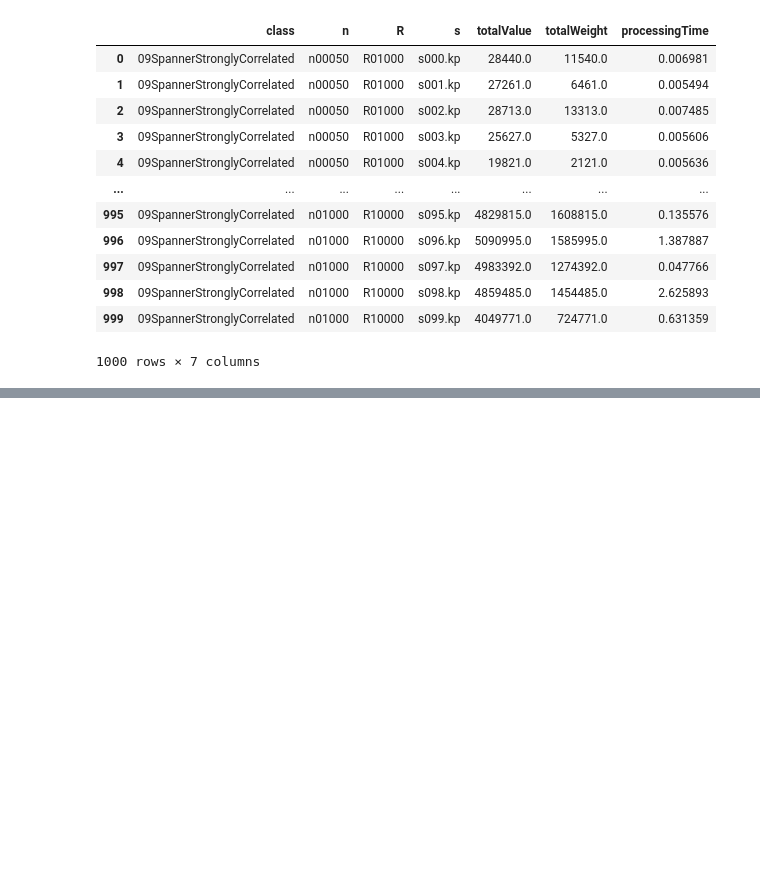
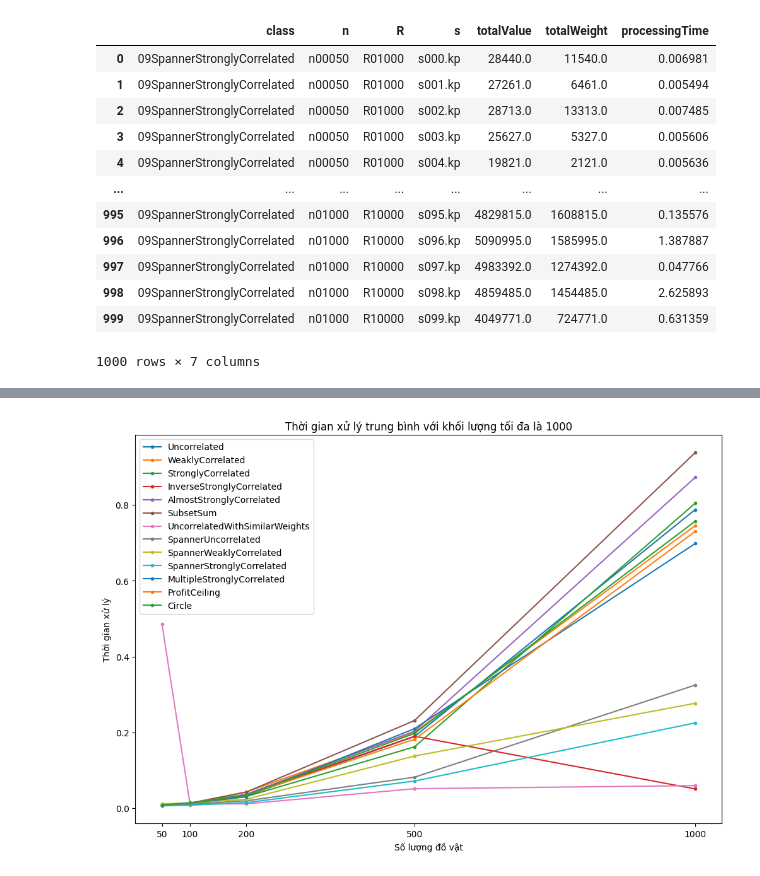
Before and after one commit to NgThVinh/BT2_20520862, a Jupyter notebook: analytics.ipynb, the cells around one changed output, grey strips where cells are left out. Saved outputs shown, nothing was run; the diff lists cells and outputs as text; code cells hidden in the pictures; blank space fills up the shorter version.

```diff
--- a/analytics.ipynb
+++ b/analytics.ipynb
@@ -88,0 +98,15 @@ na_values
+# %%
+fig, ax = plt.subplots(figsize=(12, 8))
+for c in ['00','01','02','03','04','05','06','07','08','09','10','11','12']:
+    df = pd.read_csv(f'SCIP result\\{c}.csv')
+    t_df = df[df.R == 'R01000'].groupby(df['n'])['processingTime'].mean()
+    ax.plot([50,100,200,500,1000], t_df.values, marker='.', label=df['class'][0][2:])
+    ax.legend(loc="upper left")
+    ax.set_title('Thời gian xử lý trung bình với khối lượng tối đa là 1000')
+    ax.set_xlabel('Số lượng đồ vật')
+    ax.set_ylabel('Thời gian xử lý')
+    ax.set_xticks([50,100,200,500,1000])
+
+plt.show()
+# %% [output]
+[figure, added]
```
Also changed, not shown: parts of 12 cells of this notebook, 1 other file.
